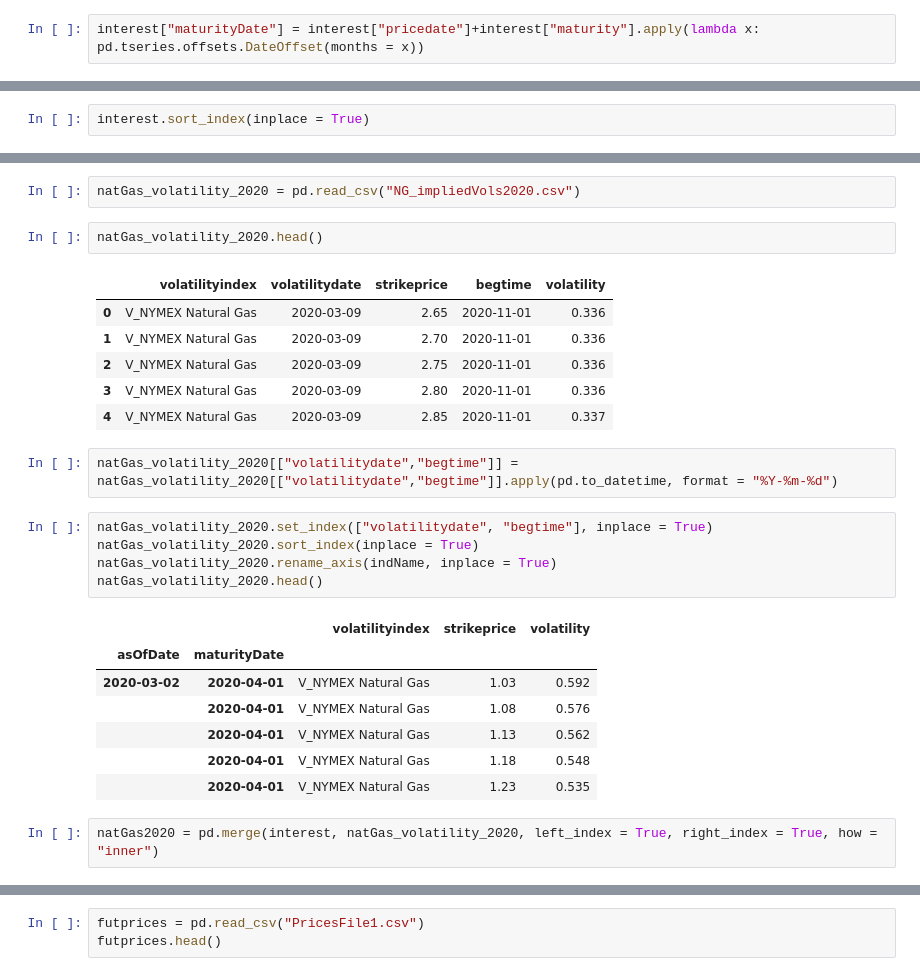
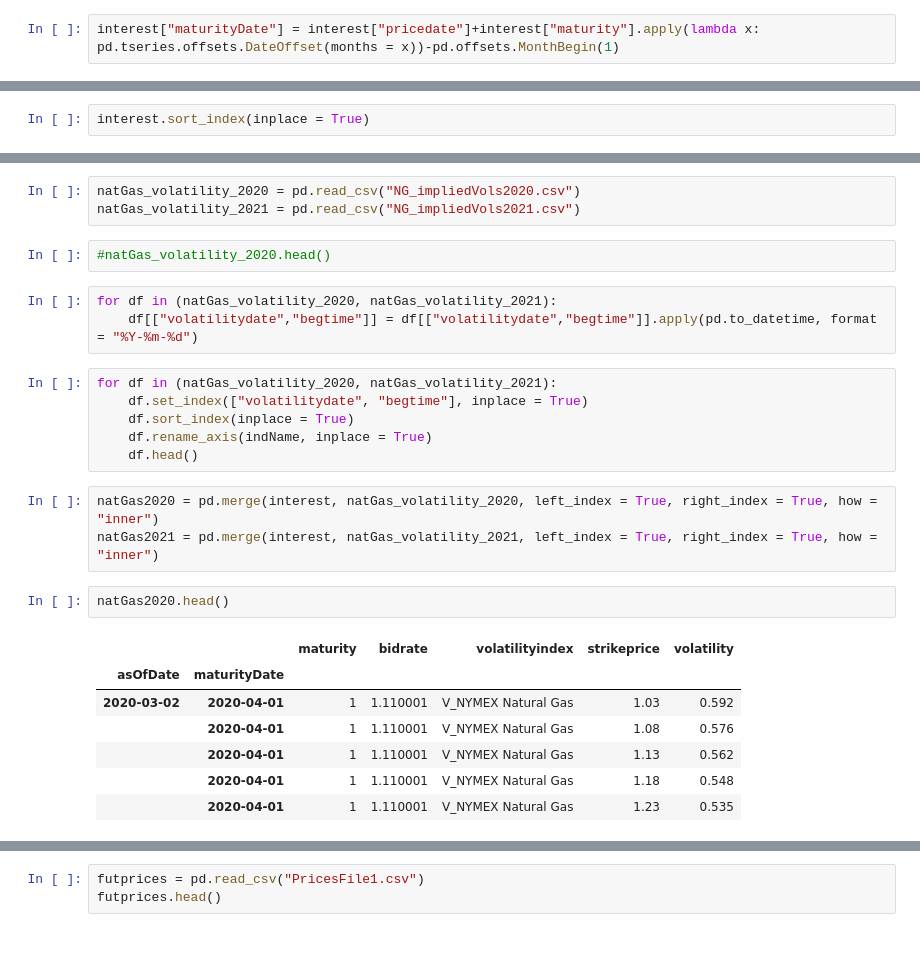
Before and after one commit to pimsmath/Ovintiv, a Jupyter notebook: cleaningGas_Guillermo.ipynb, the cells around one changed output, grey strips where cells are left out. Cells and saved outputs as stored; diff of their text form; blank space fills up the shorter version.

```diff
--- a/cleaningGas_Guillermo.ipynb
+++ b/cleaningGas_Guillermo.ipynb
@@ -36,7 +35,7 @@ pricedateList = pd.DatetimeIndex(interest["pricedate"].unique())
 # %%
 interest["maturity"] = np.array([int(time[:-1]) if time[-1] =="M" else int(time[:-1])*12 for time in interest["maturity"]])
 # %%
-interest["maturityDate"] = interest["pricedate"]+interest["maturity"].apply(lambda x: pd.tseries.offsets.DateOffset(months = x))
+interest["maturityDate"] = interest["pricedate"]+interest["maturity"].apply(lambda x: pd.tseries.offsets.DateOffset(months = x))-pd.offsets.MonthBegin(1)
 # %%
 interest = interest.set_index(["pricedate", "maturityDate"])
 # %%
@@ -78,28 +63,27 @@ for date in pricedateList:
 # %%
 natGas_volatility_2020 = pd.read_csv("NG_impliedVols2020.csv")
+natGas_volatility_2021 = pd.read_csv("NG_impliedVols2021.csv")
+# %%
+#natGas_volatility_2020.head()
+# %%
+for df in (natGas_volatility_2020, natGas_volatility_2021):
+    df[["volatilitydate","begtime"]] = df[["volatilitydate","begtime"]].apply(pd.to_datetime, format = "%Y-%m-%d")
+# %%
+for df in (natGas_volatility_2020, natGas_volatility_2021):
+    df.set_index(["volatilitydate", "begtime"], inplace = True)
+    df.sort_index(inplace = True)
+    df.rename_axis(indName, inplace = True)
+    df.head()
+# %%
+natGas2020 = pd.merge(interest, natGas_volatility_2020, left_index = True, right_index = True, how = "inner")
+natGas2021 = pd.merge(interest, natGas_volatility_2021, left_index = True, right_index = True, how = "inner")
 # %%
-natGas_volatility_2020.head()
+natGas2020.head()
 # %% [output]
-|  | volatilityindex | volatilitydate | strikeprice | begtime | volatility |
-| 0 | V_NYMEX Natural Gas | 2020-03-09 | 2.65 | 2020-11-01 | 0.336 |
-| 1 | V_NYMEX Natural Gas | 2020-03-09 | 2.70 | 2020-11-01 | 0.336 |
-| 2 | V_NYMEX Natural Gas | 2020-03-09 | 2.75 | 2020-11-01 | 0.336 |
-| 3 | V_NYMEX Natural Gas | 2020-03-09 | 2.80 | 2020-11-01 | 0.336 |
-| 4 | V_NYMEX Natural Gas | 2020-03-09 | 2.85 | 2020-11-01 | 0.337 |
+|  |  | maturity | bidrate | volatilityindex | strikeprice | volatility |
+| asOfDate | maturityDate |  |  |  |  |  |
+| 2020-03-02 | 2020-04-01 | 1 | 1.110001 | V_NYMEX Natural Gas | 1.03 | 0.592 |
+|  | 2020-04-01 | 1 | 1.110001 | V_NYMEX Natural Gas | 1.08 | 0.576 |
+|  | 2020-04-01 | 1 | 1.110001 | V_NYMEX Natural Gas | 1.13 | 0.562 |
+|  | 2020-04-01 | 1 | 1.110001 | V_NYMEX Natural Gas | 1.18 | 0.548 |
+|  | 2020-04-01 | 1 | 1.110001 | V_NYMEX Natural Gas | 1.23 | 0.535 |
-# %%
-natGas_volatility_2020[["volatilitydate","begtime"]] = natGas_volatility_2020[["volatilitydate","begtime"]].apply(pd.to_datetime, format = "%Y-%m-%d")
-# %%
-natGas_volatility_2020.set_index(["volatilitydate", "begtime"], inplace = True)
-natGas_volatility_2020.sort_index(inplace = True)
-natGas_volatility_2020.rename_axis(indName, inplace = True)
-natGas_volatility_2020.head()
-# %% [output]
-|  |  | volatilityindex | strikeprice | volatility |
-| asOfDate | maturityDate |  |  |  |
-| 2020-03-02 | 2020-04-01 | V_NYMEX Natural Gas | 1.03 | 0.592 |
-|  | 2020-04-01 | V_NYMEX Natural Gas | 1.08 | 0.576 |
-|  | 2020-04-01 | V_NYMEX Natural Gas | 1.13 | 0.562 |
-|  | 2020-04-01 | V_NYMEX Natural Gas | 1.18 | 0.548 |
-|  | 2020-04-01 | V_NYMEX Natural Gas | 1.23 | 0.535 |
-# %%
-natGas2020 = pd.merge(interest, natGas_volatility_2020, left_index = True, right_index = True, how = "inner")
```
Also changed, not shown: parts of 22 cells of this notebook.
